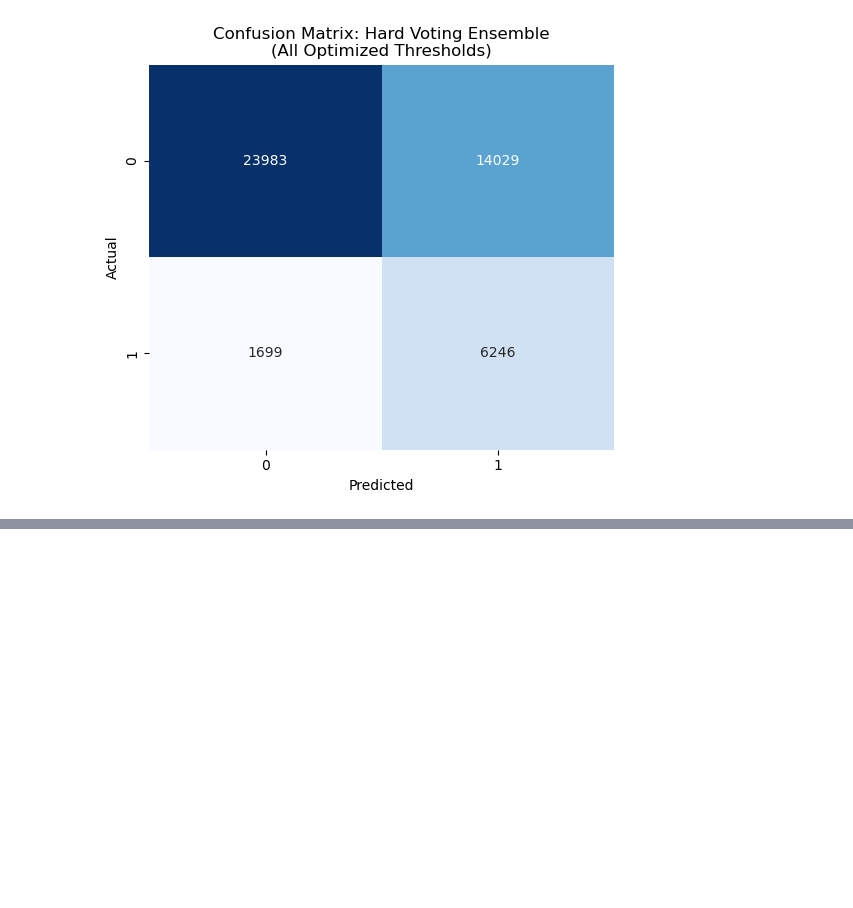
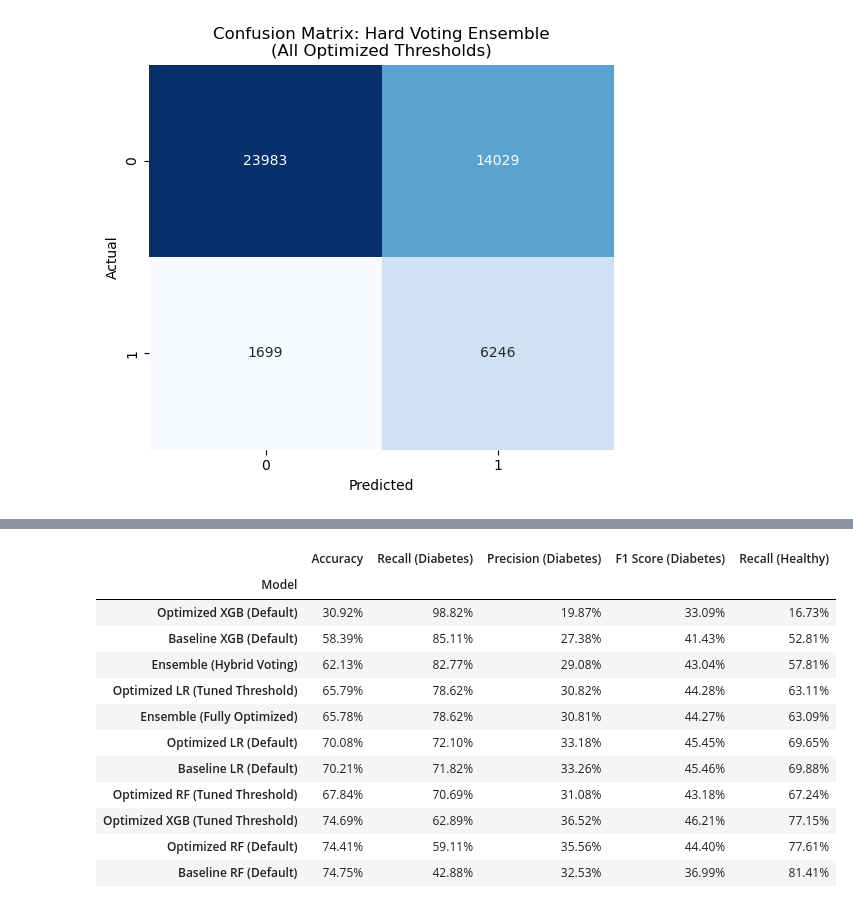
Before and after one commit to RoshanBM/FAIDM-Individual, a Jupyter notebook: diabetes-risk-analysis/notebooks/03_classification_model.ipynb, the cells around one changed output, grey strips where cells are left out. Cells and saved outputs as stored; diff of their text form; code cells hidden in the pictures; blank space fills up the shorter version.

```diff
--- a/diabetes-risk-analysis/notebooks/03_classification_model.ipynb
+++ b/diabetes-risk-analysis/notebooks/03_classification_model.ipynb
@@ -987,0 +998,81 @@ weighted avg       0.83      0.66      0.70     45957
+# %%
+# --- Final Model Comparison Leaderboard ---
+from sklearn.metrics import recall_score, f1_score, accuracy_score, precision_score
+
+# 1. Define Model Configurations
+# Format: (Model Name, Prediction Array OR (Model Object, Test Data, Threshold))
+
+leaderboard_configs = []
+
+# --- A. Baseline Models (Default 0.5) ---
+# Note: Baseline models (lr_model, rf_model, xgb_model) are available from Section 1
+leaderboard_configs.append(("Baseline LR (Default)", (lr_model, X_test_lin_scaled, 0.5)))
+leaderboard_configs.append(("Baseline RF (Default)", (rf_model, X_test, 0.5)))
+leaderboard_configs.append(("Baseline XGB (Default)", (xgb_model, X_test, 0.5)))
+
+# --- B. Optimized Models (Default 0.5) ---
+# Available as best_lr, best_rf, best_xgb from Section 3
+leaderboard_configs.append(("Optimized LR (Default)", (best_lr, X_test_lin_scaled, 0.5)))
+leaderboard_configs.append(("Optimized RF (Default)", (best_rf, X_test, 0.5)))
+leaderboard_configs.append(("Optimized XGB (Default)", (best_xgb, X_test, 0.5)))
+
+# --- C. Optimized Models (Optimal Thresholds) ---
+# Thresholds stored in `optimal_thresholds` dictionary
+leaderboard_configs.append(("Optimized LR (Tuned Threshold)", (best_lr, X_test_lin_scaled, optimal_thresholds['Logistic Regression'])))
+leaderboard_configs.append(("Optimized RF (Tuned Threshold)", (best_rf, X_test, optimal_thresholds['Random Forest'])))
+leaderboard_configs.append(("Optimized XGB (Tuned Threshold)", (best_xgb, X_test, optimal_thresholds['XGBoost'])))
+
+# --- D. Ensembles (Pre-calculated predictions) ---
+# Calculated in Section 8
+leaderboard_configs.append(("Ensemble (Hybrid Voting)", y_pred_ensemble))
+leaderboard_configs.append(("Ensemble (Fully Optimized)", y_pred_ensemble_opt))
+
+
+# 2. Calculate Metrics
+results_list = []
+
+for name, config in leaderboard_configs:
+    # Determine predictions
+    if isinstance(config, tuple):
+        model, X_eval, threshold = config
+        # Get probabilities
+        if hasattr(model, "predict_proba"):
+            y_proba = model.predict_proba(X_eval)[:, 1]
+            y_pred = (y_proba >= threshold).astype(int)
+        else:
+            y_pred = model.predict(X_eval) # Fallback if no proba
+    else:
+        # Config is the prediction array itself
+        y_pred = config
+
+    # Calculate Metrics
+    # Per-class Recall
+    recalls = recall_score(y_test, y_pred, average=None)
+    recall_0 = recalls[0] if len(recalls) > 0 else 0
+    recall_1 = recalls[1] if len(recalls) > 1 else 0
+
+    # Overall Metrics
+    acc = accuracy_score(y_test, y_pred)
+    f1 = f1_score(y_test, y_pred) # Binary F1 for positive class
+    prec = precision_score(y_test, y_pred, zero_division=0)
+
+    results_list.append({
+        'Model': name,
+        'Accuracy': acc,
+        'Recall (Diabetes)': recall_1,    # Critical Metric
+        'Precision (Diabetes)': prec,
+        'F1 Score (Diabetes)': f1,
+        'Recall (Healthy)': recall_0
+    })
+
+# 3. Create DataFrame
+leaderboard = pd.DataFrame(results_list)
+leaderboard.set_index('Model', inplace=True)
+
+# 4. Display sorted by specific goals
+print("\n--- Leaderboard: Ranked by Diabetes Detection (Recall Class 1) ---")
+display(leaderboard.sort_values(by='Recall (Diabetes)', ascending=False).style.format("{:.2%}").background_gradient(cmap='Greens', subset=['Recall (Diabetes)']))
+
+print("\n--- Leaderboard: Ranked by F1 Score (Balanced Performance) ---")
+display(leaderboard.sort_values(by='F1 Score (Diabetes)', ascending=False).style.format("{:.2%}").background_gradient(cmap='Greens', subset=['F1 Score (Diabetes)']))
+# %% [output]
@@ -987,0 +1080,13 @@ weighted avg       0.83      0.66      0.70     45957
+|  | Accuracy | Recall (Diabetes) | Precision (Diabetes) | F1 Score (Diabetes) | Recall (Healthy) |
+| Model |  |  |  |  |  |
+| Optimized XGB (Default) | 30.92% | 98.82% | 19.87% | 33.09% | 16.73% |
+| Baseline XGB (Default) | 58.39% | 85.11% | 27.38% | 41.43% | 52.81% |
+| Ensemble (Hybrid Voting) | 62.13% | 82.77% | 29.08% | 43.04% | 57.81% |
+| Optimized LR (Tuned Threshold) | 65.79% | 78.62% | 30.82% | 44.28% | 63.11% |
+| Ensemble (Fully Optimized) | 65.78% | 78.62% | 30.81% | 44.27% | 63.09% |
+| Optimized LR (Default) | 70.08% | 72.10% | 33.18% | 45.45% | 69.65% |
+| Baseline LR (Default) | 70.21% | 71.82% | 33.26% | 45.46% | 69.88% |
+| Optimized RF (Tuned Threshold) | 67.84% | 70.69% | 31.08% | 43.18% | 67.24% |
+| Optimized XGB (Tuned Threshold) | 74.69% | 62.89% | 36.52% | 46.21% | 77.15% |
+| Optimized RF (Default) | 74.41% | 59.11% | 35.56% | 44.40% | 77.61% |
+| Baseline RF (Default) | 74.75% | 42.88% | 32.53% | 36.99% | 81.41% |
```
Also changed, not shown: parts of 5 cells of this notebook, 1 other file.
